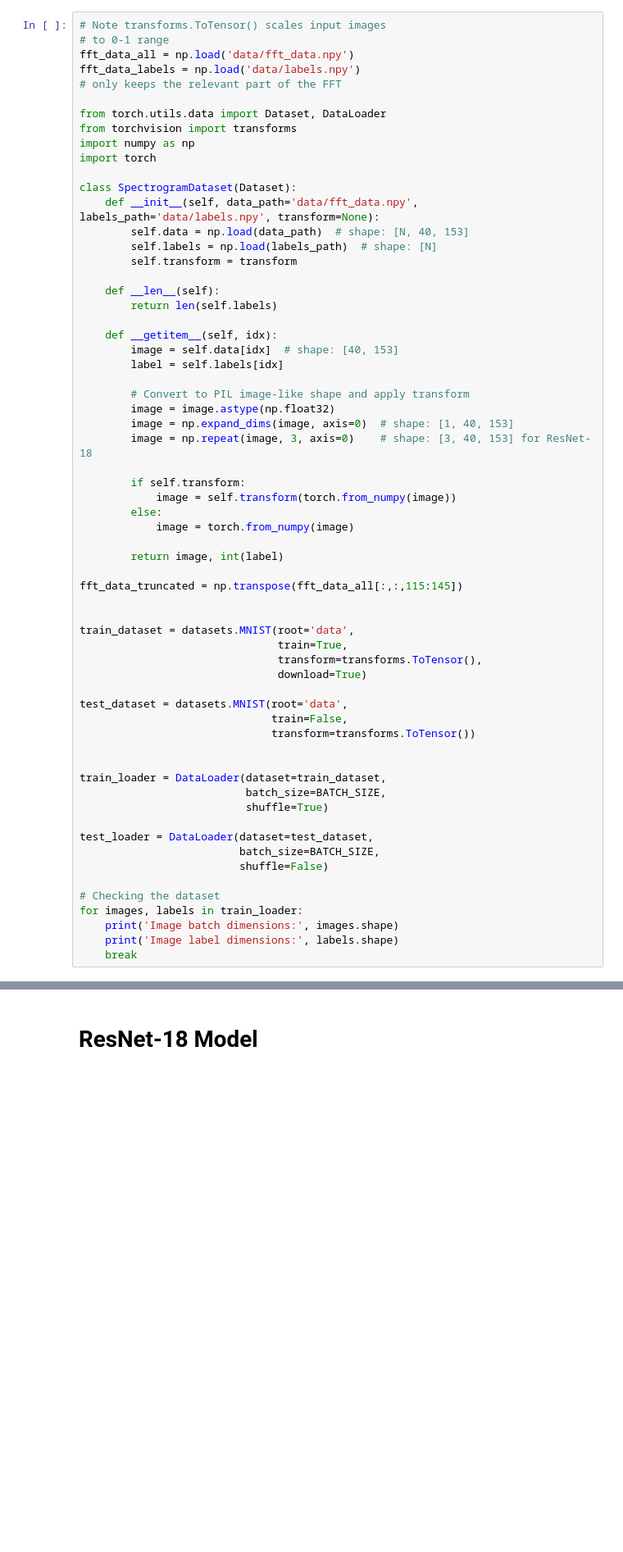
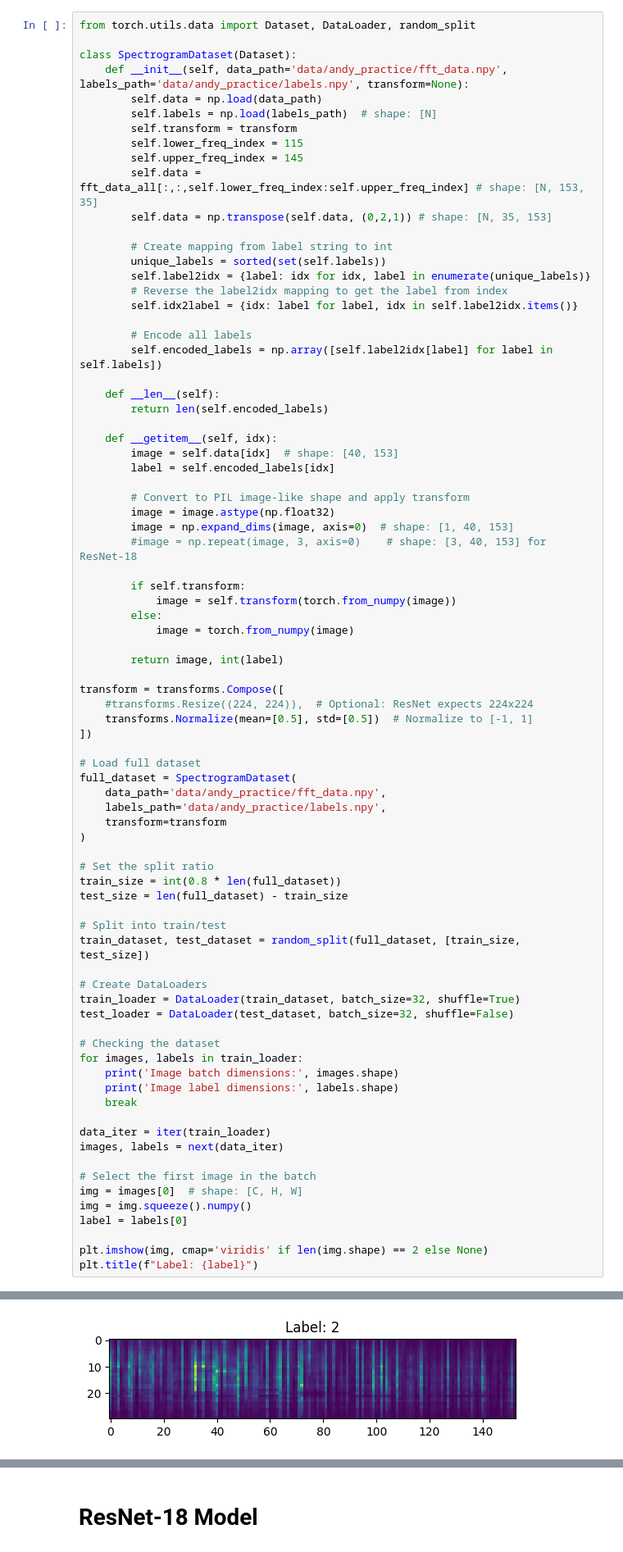
Before and after one commit to AndyMRoberts/walabot-imaging, a Jupyter notebook: my_code/classification/resnet18_spectrogram_classifier.ipynb, the cells around one changed output, grey strips where cells are left out. Shown at 82% size. Drawn from its saved outputs; the diff is of its cells as text; blank space fills up the shorter version.

```diff
--- a/my_code/classification/resnet18_spectrogram_classifier.ipynb
+++ b/my_code/classification/resnet18_spectrogram_classifier.ipynb
@@ -46,32 +63,36 @@ Device name: NVIDIA GeForce GTX 1660 Ti
 # %%
-# Note transforms.ToTensor() scales input images
-# to 0-1 range
-fft_data_all = np.load('data/fft_data.npy')
-fft_data_labels = np.load('data/labels.npy')
-# only keeps the relevant part of the FFT
-
-from torch.utils.data import Dataset, DataLoader
-from torchvision import transforms
-import numpy as np
-import torch
+from torch.utils.data import Dataset, DataLoader, random_split
 
 class SpectrogramDataset(Dataset):
-    def __init__(self, data_path='data/fft_data.npy', labels_path='data/labels.npy', transform=None):
-        self.data = np.load(data_path)  # shape: [N, 40, 153]
+    def __init__(self, data_path='data/andy_practice/fft_data.npy', labels_path='data/andy_practice/labels.npy', transform=None):
+        self.data = np.load(data_path)
         self.labels = np.load(labels_path)  # shape: [N]
         self.transform = transform
+        self.lower_freq_index = 115
+        self.upper_freq_index = 145
+        self.data = fft_data_all[:,:,self.lower_freq_index:self.upper_freq_index] # shape: [N, 153, 35]
+        self.data = np.transpose(self.data, (0,2,1)) # shape: [N, 35, 153]
+
+        # Create mapping from label string to int
+        unique_labels = sorted(set(self.labels))
+        self.label2idx = {label: idx for idx, label in enumerate(unique_labels)}
+        # Reverse the label2idx mapping to get the label from index
+        self.idx2label = {idx: label for label, idx in self.label2idx.items()}
+
+        # Encode all labels
+        self.encoded_labels = np.array([self.label2idx[label] for label in self.labels])
 
     def __len__(self):
-        return len(self.labels)
+        return len(self.encoded_labels)
 
     def __getitem__(self, idx):
         image = self.data[idx]  # shape: [40, 153]
-        label = self.labels[idx]
+        label = self.encoded_labels[idx]
 
         # Convert to PIL image-like shape and apply transform
         image = image.astype(np.float32)
         image = np.expand_dims(image, axis=0)  # shape: [1, 40, 153]
-        image = np.repeat(image, 3, axis=0)    # shape: [3, 40, 153] for ResNet-18
+        #image = np.repeat(image, 3, axis=0)    # shape: [3, 40, 153] for ResNet-18
 
         if self.transform:
             image = self.transform(torch.from_numpy(image))
@@ -80,30 +101,43 @@ class SpectrogramDataset(Dataset):
 
         return image, int(label)
 
-fft_data_truncated = np.transpose(fft_data_all[:,:,115:145])
+transform = transforms.Compose([
+    #transforms.Resize((224, 224)),  # Optional: ResNet expects 224x224
+    transforms.Normalize(mean=[0.5], std=[0.5])  # Normalize to [-1, 1]
+])
 
+# Load full dataset
+full_dataset = SpectrogramDataset(
+    data_path='data/andy_practice/fft_data.npy',
+    labels_path='data/andy_practice/labels.npy',
+    transform=transform
+)
 
-train_dataset = datasets.MNIST(root='data',
-                               train=True,
-                               transform=transforms.ToTensor(),
-                               download=True)
+# Set the split ratio
+train_size = int(0.8 * len(full_dataset))
+test_size = len(full_dataset) - train_size
 
-test_dataset = datasets.MNIST(root='data',
-                              train=False,
-                              transform=transforms.ToTensor())
+# Split into train/test
+train_dataset, test_dataset = random_split(full_dataset, [train_size, test_size])
 
-
-train_loader = DataLoader(dataset=train_dataset,
-                          batch_size=BATCH_SIZE,
-                          shuffle=True)
-
-test_loader = DataLoader(dataset=test_dataset,
-                         batch_size=BATCH_SIZE,
-                         shuffle=False)
+# Create DataLoaders
+train_loader = DataLoader(train_dataset, batch_size=32, shuffle=True)
+test_loader = DataLoader(test_dataset, batch_size=32, shuffle=False)
 
 # Checking the dataset
 for images, labels in train_loader:
     print('Image batch dimensions:', images.shape)
     print('Image label dimensions:', labels.shape)
     break
+
+data_iter = iter(train_loader)
+images, labels = next(data_iter)
+
+# Select the first image in the batch
+img = images[0]  # shape: [C, H, W]
+img = img.squeeze().numpy()
+label = labels[0]
+
+plt.imshow(img, cmap='viridis' if len(img.shape) == 2 else None)
+plt.title(f"Label: {label}")
 # %% [output]
@@ -112,3 +147,4 @@ Image label dimensions: torch.Size([128])
+[figure, added]
 # %%
 device = torch.device(DEVICE)
 torch.manual_seed(0)
```
Also changed, not shown: parts of 10 cells of this notebook, 1 other file.
